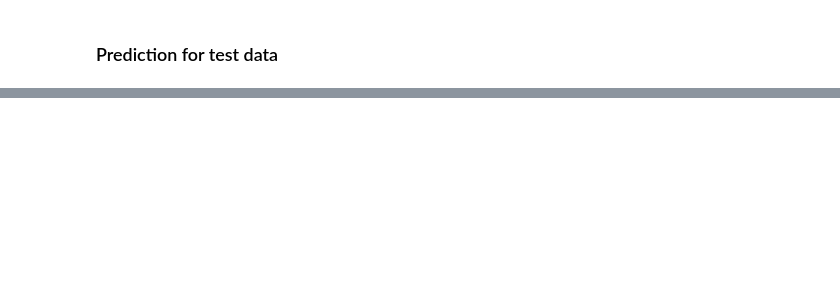
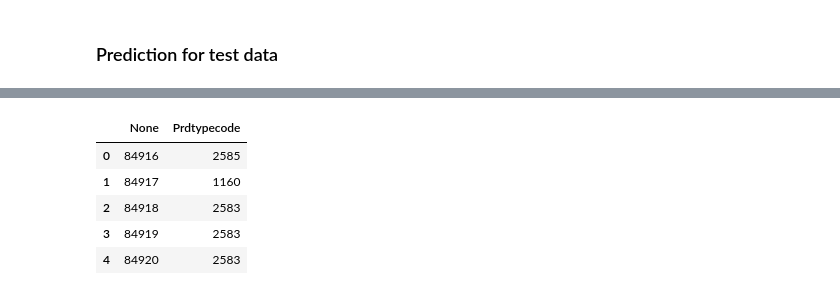
Before and after one commit to Times0/RakutenMultimodalClassification, a Jupyter notebook: cnn.ipynb, the cells around one changed output, grey strips where cells are left out. Drawn from its saved outputs; the diff is of its cells as text; code cells hidden in the pictures; blank space fills up the shorter version.

```diff
--- a/cnn.ipynb
+++ b/cnn.ipynb
@@ -557,0 +617,11 @@ Prediction on validation DONE
+# %%
+X_result=X_test[['integerid','Prdtypecode']]
+X_result.columns = [None if col == 'integerid' else col for col in X_result.columns]
+X_result.head()
+# %% [output]
+|  | None | Prdtypecode |
+| 0 | 84916 | 2585 |
+| 1 | 84917 | 1160 |
+| 2 | 84918 | 2583 |
+| 3 | 84919 | 2583 |
+| 4 | 84920 | 2583 |
```
Also changed, not shown: parts of 14 cells of this notebook.
